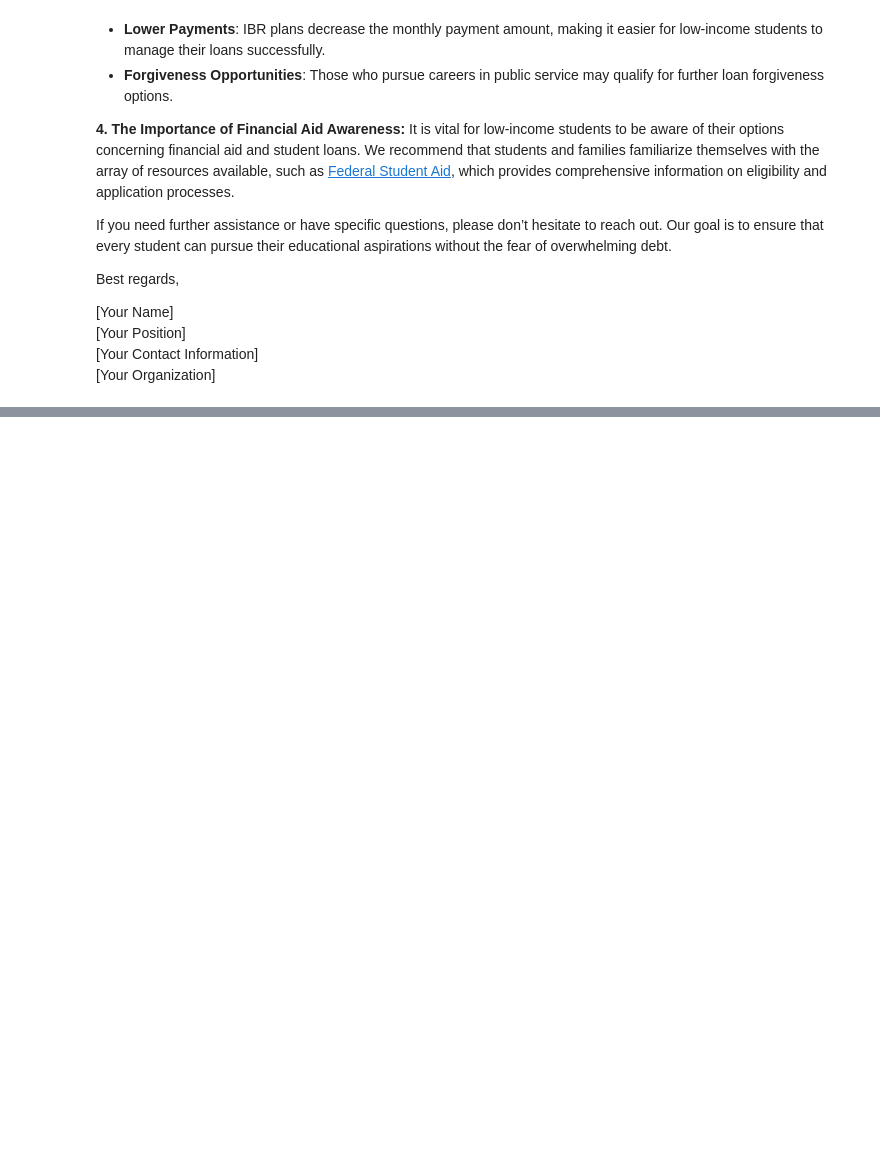
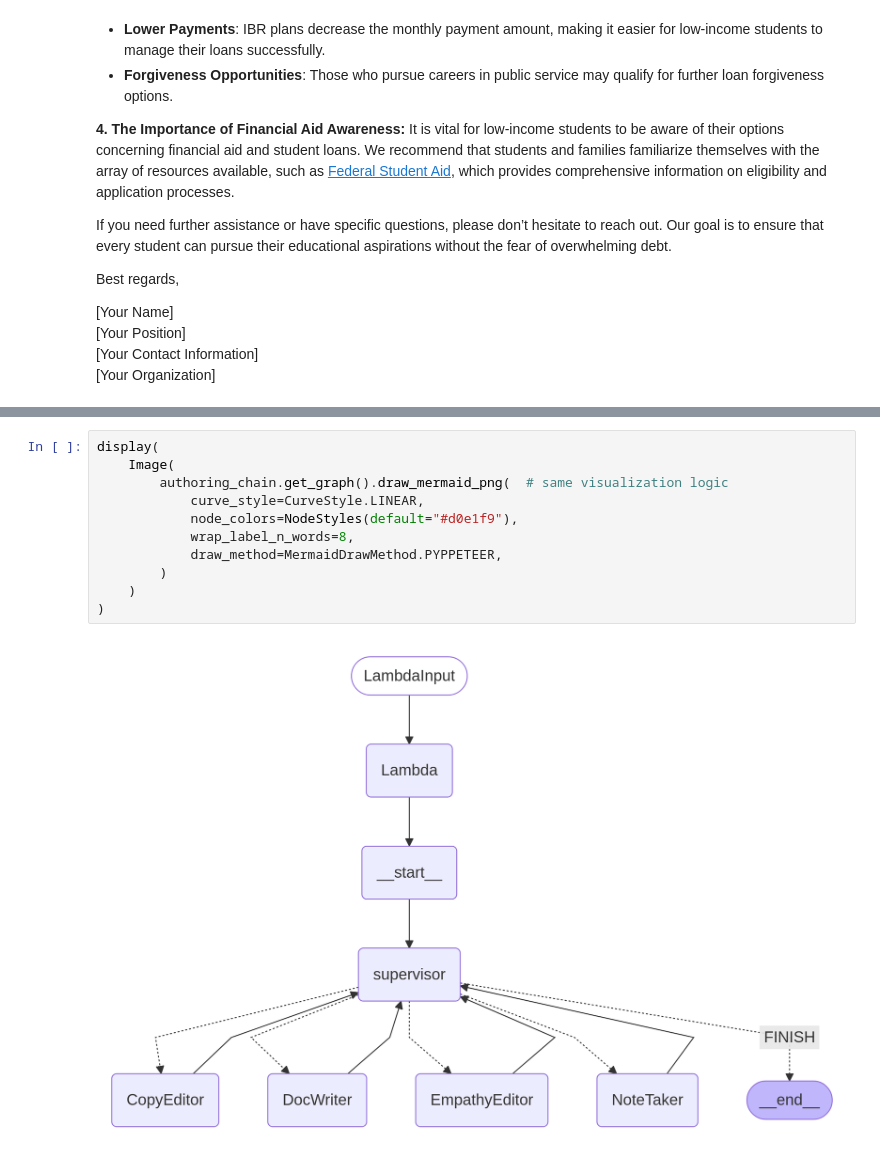
Before and after one commit to djdinnebeil/aie7_journey, a Jupyter notebook: 06_Multi_Agent_with_LangGraph/Multi_Agent_RAG_LangGraph.ipynb, the cells around one changed output, grey strips where cells are left out. Saved outputs shown, nothing was run; the diff lists cells and outputs as text; blank space fills up the shorter version.

```diff
--- a/06_Multi_Agent_with_LangGraph/Multi_Agent_RAG_LangGraph.ipynb
+++ b/06_Multi_Agent_with_LangGraph/Multi_Agent_RAG_LangGraph.ipynb
@@ -1167,0 +1206,13 @@ Best regards,
+# %%
+display(
+    Image(
+        authoring_chain.get_graph().draw_mermaid_png(  # same visualization logic
+            curve_style=CurveStyle.LINEAR,
+            node_colors=NodeStyles(default="#d0e1f9"),
+            wrap_label_n_words=8,
+            draw_method=MermaidDrawMethod.PYPPETEER,
+        )
+    )
+)
+# %% [output]
+[figure, added]
```
Also changed, not shown: parts of 10 cells of this notebook, 7 other files.
